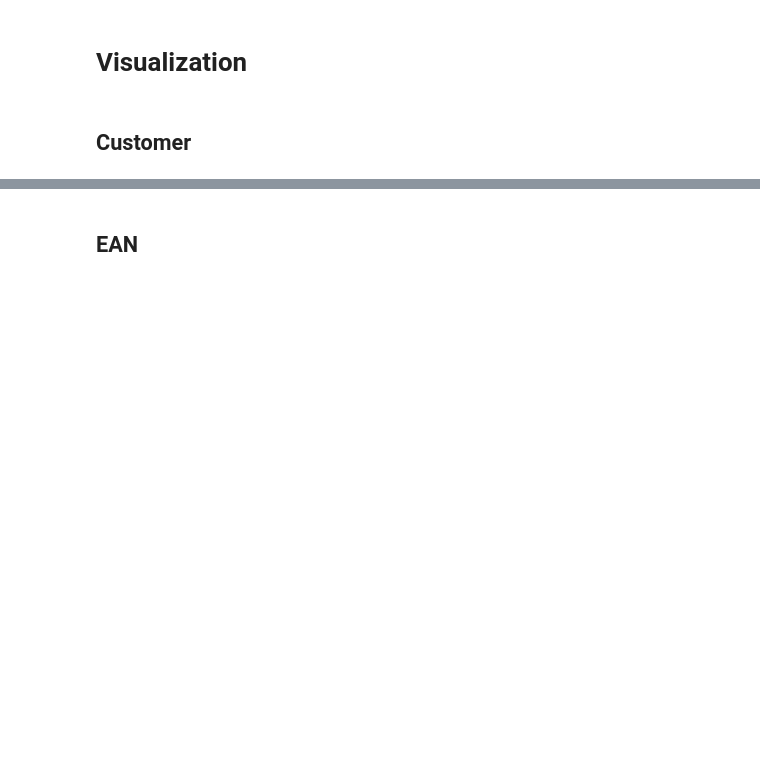
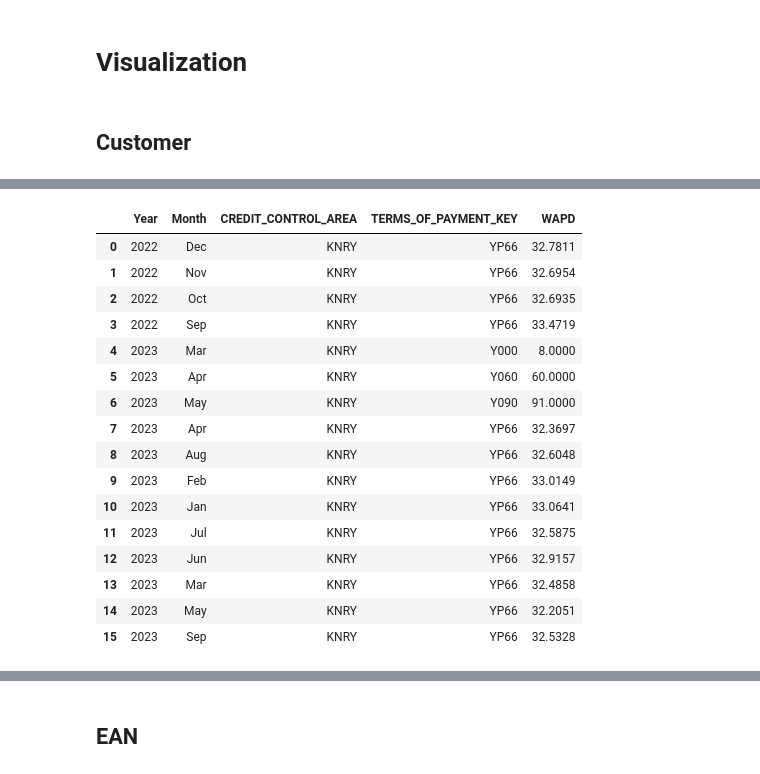
Before and after one commit to cah-madison-johnson/treasure_chest, a Jupyter notebook: WADTP/WAPD.ipynb, the cells around one changed output, grey strips where cells are left out. Cells and saved outputs as stored; diff of their text form; code cells hidden in the pictures; blank space fills up the shorter version.

```diff
--- a/WADTP/WAPD.ipynb
+++ b/WADTP/WAPD.ipynb
@@ -225,0 +239,20 @@ def get_graph(finished_df):
+# %%
+t
+# %% [output]
+|  | Year | Month | CREDIT_CONTROL_AREA | TERMS_OF_PAYMENT_KEY | WAPD |
+| 0 | 2022 | Dec | KNRY | YP66 | 32.7811 |
+| 1 | 2022 | Nov | KNRY | YP66 | 32.6954 |
+| 2 | 2022 | Oct | KNRY | YP66 | 32.6935 |
+| 3 | 2022 | Sep | KNRY | YP66 | 33.4719 |
+| 4 | 2023 | Mar | KNRY | Y000 | 8.0000 |
+| 5 | 2023 | Apr | KNRY | Y060 | 60.0000 |
+| 6 | 2023 | May | KNRY | Y090 | 91.0000 |
+| 7 | 2023 | Apr | KNRY | YP66 | 32.3697 |
+| 8 | 2023 | Aug | KNRY | YP66 | 32.6048 |
+| 9 | 2023 | Feb | KNRY | YP66 | 33.0149 |
+| 10 | 2023 | Jan | KNRY | YP66 | 33.0641 |
+| 11 | 2023 | Jul | KNRY | YP66 | 32.5875 |
+| 12 | 2023 | Jun | KNRY | YP66 | 32.9157 |
+| 13 | 2023 | Mar | KNRY | YP66 | 32.4858 |
+| 14 | 2023 | May | KNRY | YP66 | 32.2051 |
+| 15 | 2023 | Sep | KNRY | YP66 | 32.5328 |
```
Also changed, not shown: parts of 15 cells of this notebook, 1 other file.
